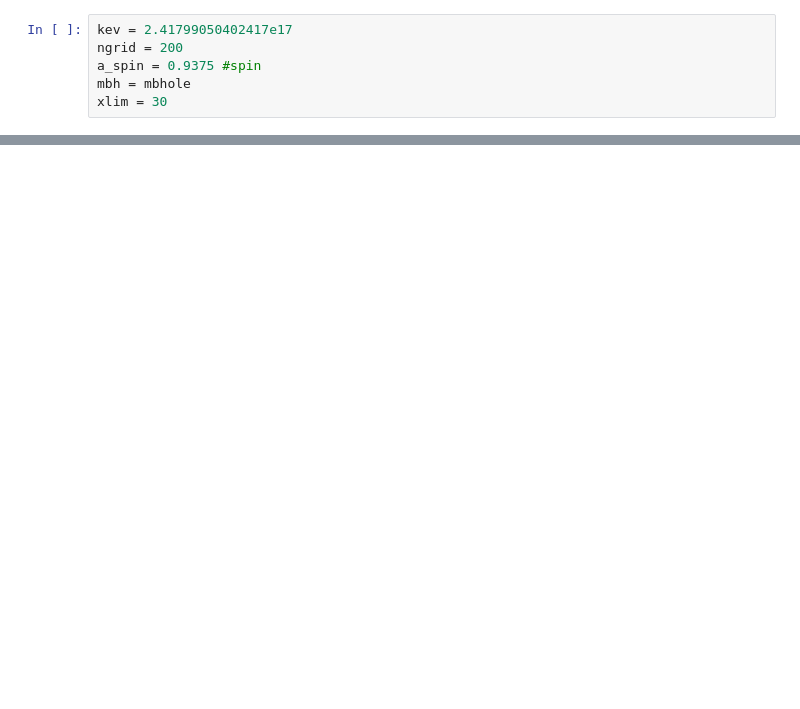
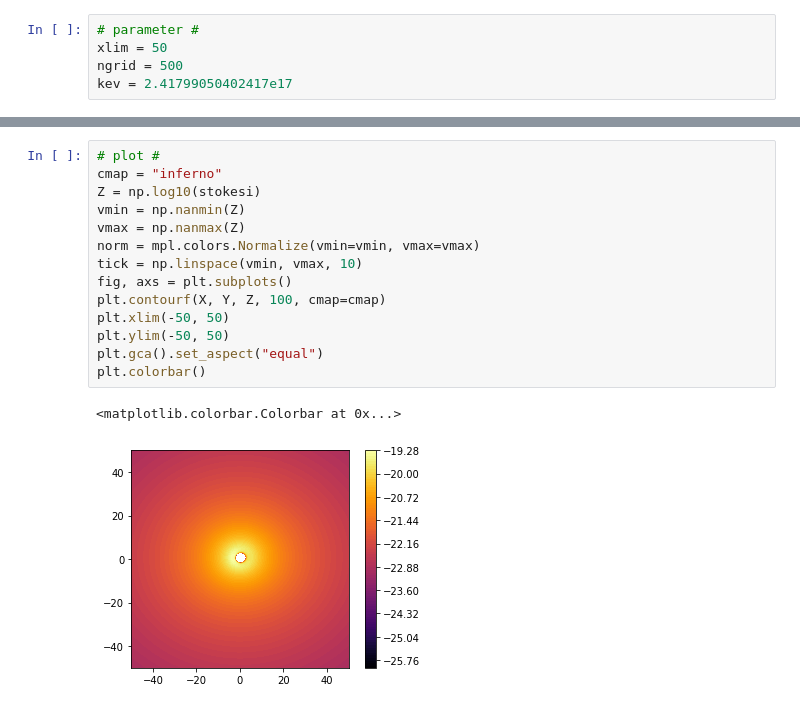
Before and after one commit to leon-astrophy/grtrans-leon, a Jupyter notebook: run.ipynb, the cells around one changed output, grey strips where cells are left out. Saved outputs shown, nothing was run; the diff lists cells and outputs as text; blank space fills up the shorter version.

```diff
--- a/run.ipynb
+++ b/run.ipynb
@@ -15,6 +17,5 @@ spin = header[-1]
 # %%
+# parameter #
+xlim = 50
+ngrid = 500
 kev = 2.41799050402417e17
-ngrid = 200
-a_spin = 0.9375 #spin
-mbh = mbhole
-xlim = 30
@@ -74,0 +62,17 @@ def bl_to_cartesian(r, th, p, alpha, v_r, v_th, v_p):
+# %%
+# plot #
+cmap = "inferno"
+Z = np.log10(stokesi)
+vmin = np.nanmin(Z)
+vmax = np.nanmax(Z)
+norm = mpl.colors.Normalize(vmin=vmin, vmax=vmax)
+tick = np.linspace(vmin, vmax, 10)
+fig, axs = plt.subplots()
+plt.contourf(X, Y, Z, 100, cmap=cmap)
+plt.xlim(-50, 50)
+plt.ylim(-50, 50)
+plt.gca().set_aspect("equal")
+plt.colorbar()
+# %% [output]
+<matplotlib.colorbar.Colorbar at 0x...>
+[figure, added]
```
Also changed, not shown: parts of 18 cells of this notebook, 44 other files.
